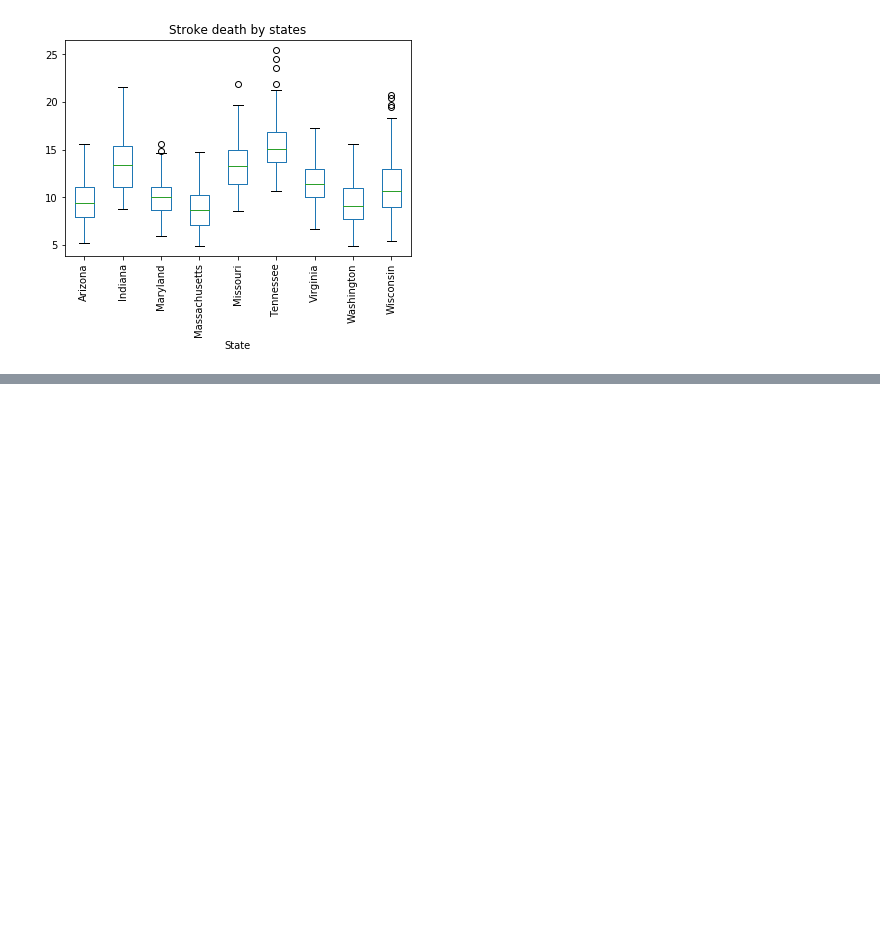
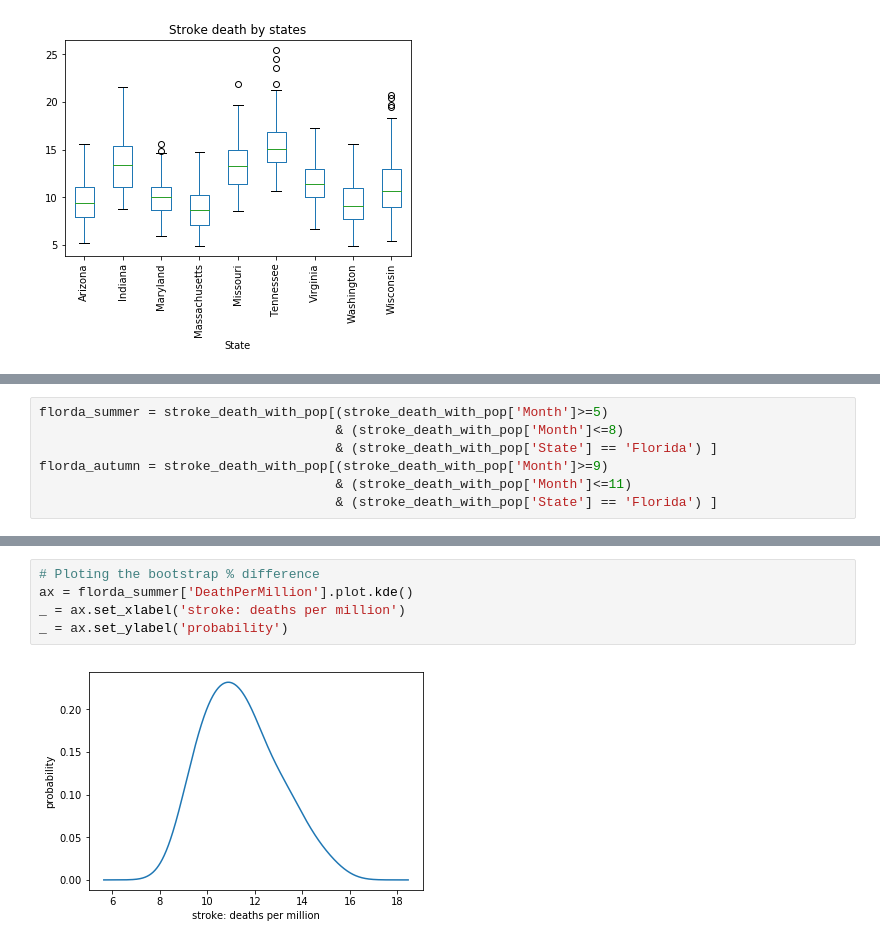
Before and after one commit to vlnik-belyaev/CDC_stat, a Jupyter notebook: CDC_heat_influence/Draft version.ipynb, the cells around one changed output, grey strips where cells are left out. Saved outputs shown, nothing was run; the diff lists cells and outputs as text; blank space fills up the shorter version.

```diff
--- a/CDC_heat_influence/Draft version.ipynb
+++ b/CDC_heat_influence/Draft version.ipynb
@@ -442,0 +489,7 @@ plt.show()
+# %%
+florda_summer = stroke_death_with_pop[(stroke_death_with_pop['Month']>=5)
+                                      & (stroke_death_with_pop['Month']<=8)
+                                      & (stroke_death_with_pop['State'] == 'Florida') ]
+florda_autumn = stroke_death_with_pop[(stroke_death_with_pop['Month']>=9)
+                                      & (stroke_death_with_pop['Month']<=11)
+                                      & (stroke_death_with_pop['State'] == 'Florida') ]
@@ -442,0 +514,7 @@ plt.show()
+# %%
+# Ploting the bootstrap % difference
+ax = florda_summer['DeathPerMillion'].plot.kde()
+_ = ax.set_xlabel('stroke: deaths per million')
+_ = ax.set_ylabel('probability')
+# %% [output]
+[figure, added]
```
Also changed, not shown: parts of 15 cells of this notebook.
